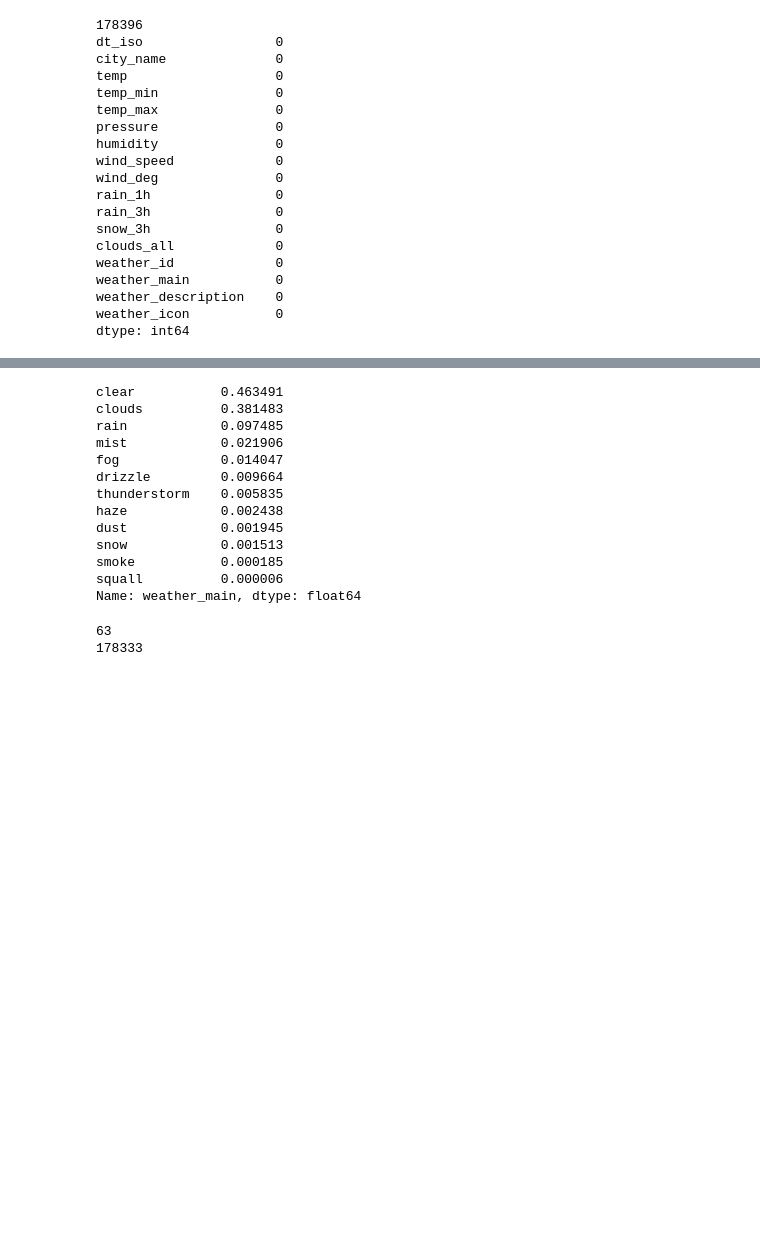
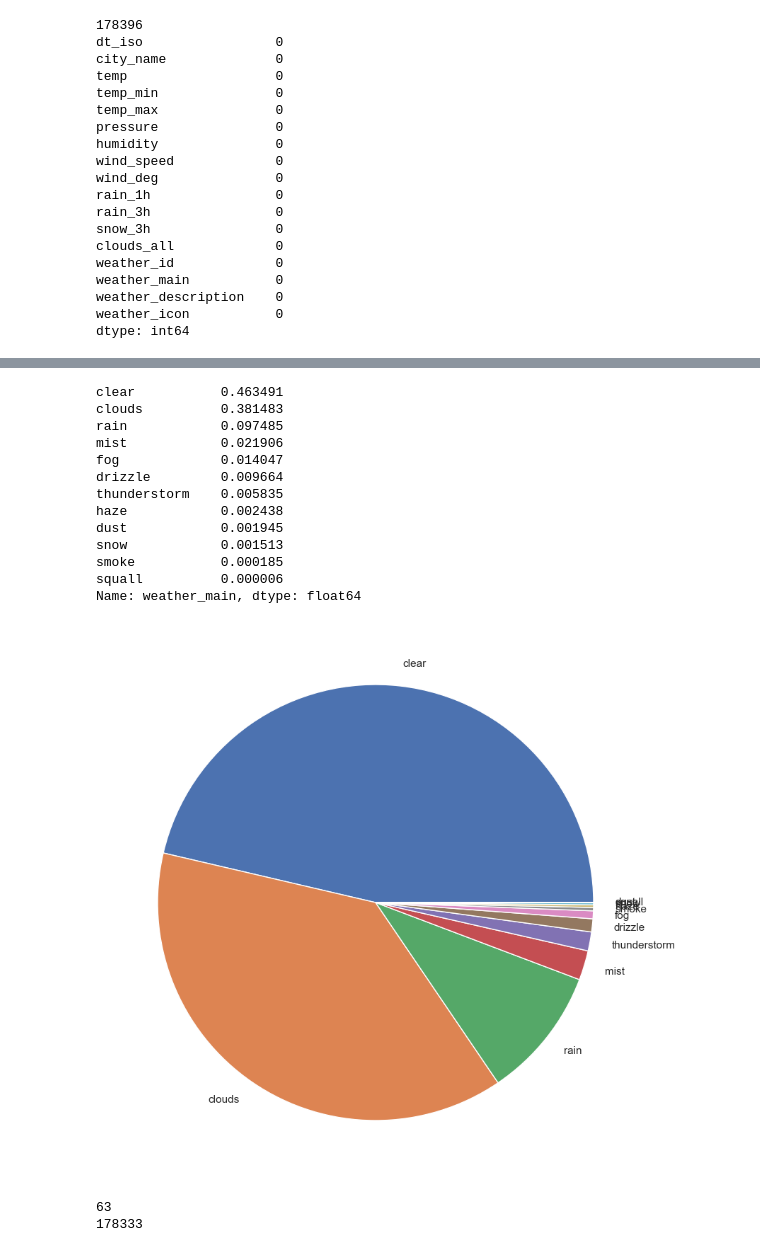
Before and after one commit to PaoloAttardi/Big-Data-Exercise, a Jupyter notebook: 28_01_2020/esercizion.ipynb, the cells around one changed output, grey strips where cells are left out. Drawn from its saved outputs; the diff is of its cells as text; code cells hidden in the pictures; blank space fills up the shorter version.

```diff
--- a/28_01_2020/esercizion.ipynb
+++ b/28_01_2020/esercizion.ipynb
@@ -12,6 +12,10 @@ sns.set(rc={'figure.figsize':(15,10)})
 plt.show()
 
 print(df['weather_main'].value_counts(normalize=True))
+
+labels = df['weather_main'].unique()
+plt.pie(df['weather_main'].value_counts(), labels=labels)
+plt.show()
 # %% [output]
 178396
 dt_iso                 0
@@ -19,33 +23,34 @@ city_name              0
 temp                   0
 temp_min               0
 temp_max               0
 pressure               0
 humidity               0
 wind_speed             0
 wind_deg               0
 rain_1h                0
 rain_3h                0
 snow_3h                0
 clouds_all             0
 weather_id             0
 weather_main           0
 weather_description    0
 weather_icon           0
 dtype: int64
 [figure]
 clear           0.463491
 clouds          0.381483
 rain            0.097485
 mist            0.021906
 fog             0.014047
 drizzle         0.009664
 thunderstorm    0.005835
 haze            0.002438
 dust            0.001945
 snow            0.001513
 smoke           0.000185
 squall          0.000006
 Name: weather_main, dtype: float64
+[figure, added]
 # %%
 hum = df[df['humidity'] == 0]
 print(hum.value_counts().sum())
```
Also changed, not shown: 17 other files.
